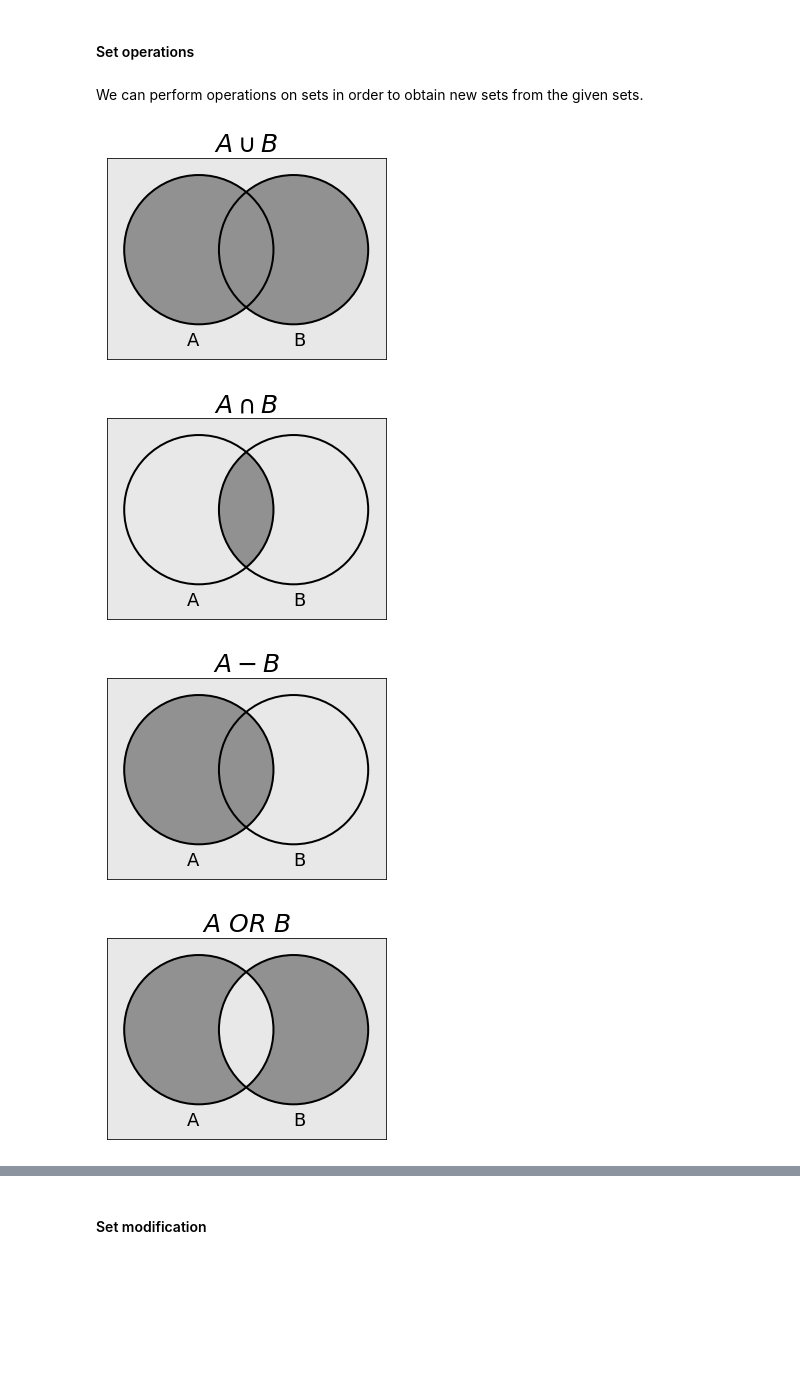
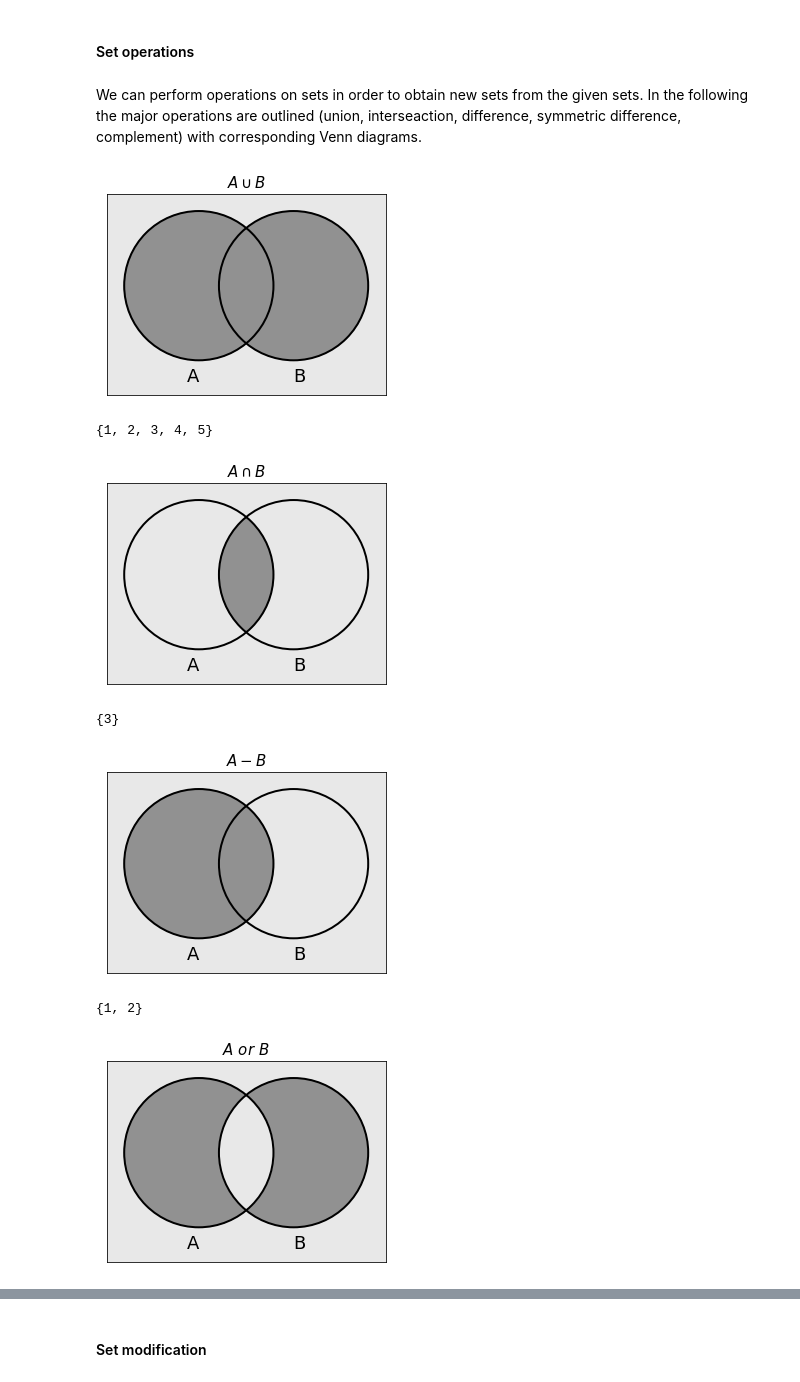
Before and after one commit to imarevic/probability_theory_python, a Jupyter notebook: notebooks/ch1_sets_and_venn_diagrams.ipynb, the cells around one changed output, grey strips where cells are left out. Cells and saved outputs as stored; diff of their text form; code cells hidden in the pictures; blank space fills up the shorter version.

```diff
--- a/notebooks/ch1_sets_and_venn_diagrams.ipynb
+++ b/notebooks/ch1_sets_and_venn_diagrams.ipynb
@@ -143,6 +143,6 @@ s_collection: {1, 2, 3, 4, 5, 6, 7, 8, 9}
 # %% [markdown]
 #### Set operations
 # %% [markdown]
-We can perform operations on sets in order to obtain new sets from the given sets.
+We can perform operations on sets in order to obtain new sets from the given sets. In the following the major operations are outlined (union, interseaction, difference, symmetric difference, complement) with corresponding Venn diagrams.
 # %%
 import vennfig as v
@@ -149,24 +151,36 @@ import vennfig as v
 # %%
 # union
 v.or_nor(subs=2, size=5, fill_color='#919191', bg_color='#e8e8e8',
-    font_size=25, title_a='$A \cup B$', set_a='A', set_b='B')
+    font_size=15, title_a='$A \cup B$', set_a='A', set_b='B')
 # %% [output]
-[figure, old version]
+[figure, new version]
+# %%
+set_a.union(set_b)
+# %% [output]
+{1, 2, 3, 4, 5}
 # %%
 # intersection
 v.and_nand(subs=2, size=5, fill_color='#919191', bg_color='#e8e8e8',
-    font_size=25, title_a='$A \cap B$', set_a='A', set_b='B')
+    font_size=15, title_a='$A \cap B$', set_a='A', set_b='B')
 # %% [output]
-[figure, old version]
+[figure, new version]
+# %%
+set_a.intersection(set_b)
+# %% [output]
+{3}
 # %%
 # difference
 v.a_b(subs=2, size=5, fill_color='#919191', bg_color='#e8e8e8',
-    font_size=25, title_a='$A - B$', set_a='A', set_b='B')
+    font_size=15, title_a='$A - B$', set_a='A', set_b='B')
 # %% [output]
-[figure, old version]
+[figure, new version]
+# %%
+set_a.difference(set_b)
+# %% [output]
+{1, 2}
 # %%
 # symmetric difference (returns disjoint sets; XOR)
 v.xor_xnor(subs=2, size=5, fill_color='#919191', bg_color='#e8e8e8',
-    font_size=25, title_a='$A\ OR\ B$', set_a='A', set_b='B')
+    font_size=15, title_a='$A\ or\ B$', set_a='A', set_b='B')
 # %% [output]
-[figure, old version]
+[figure, new version]
```
Also changed, not shown: parts of 23 cells of this notebook, 2 other files.
